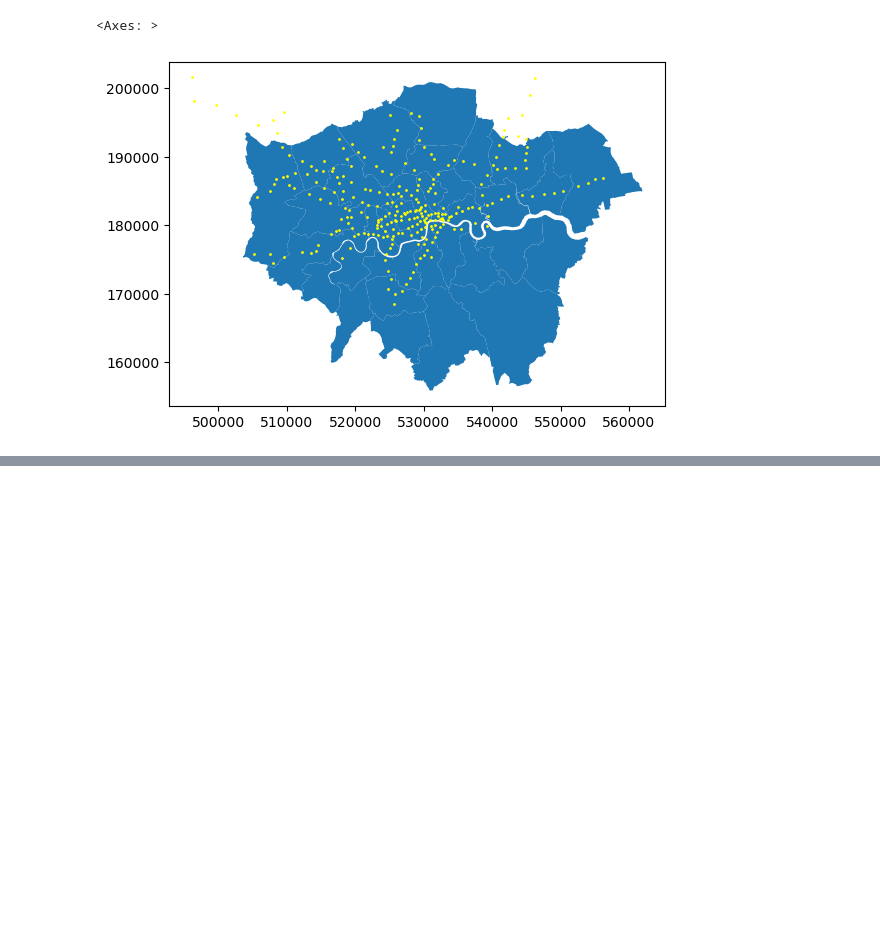
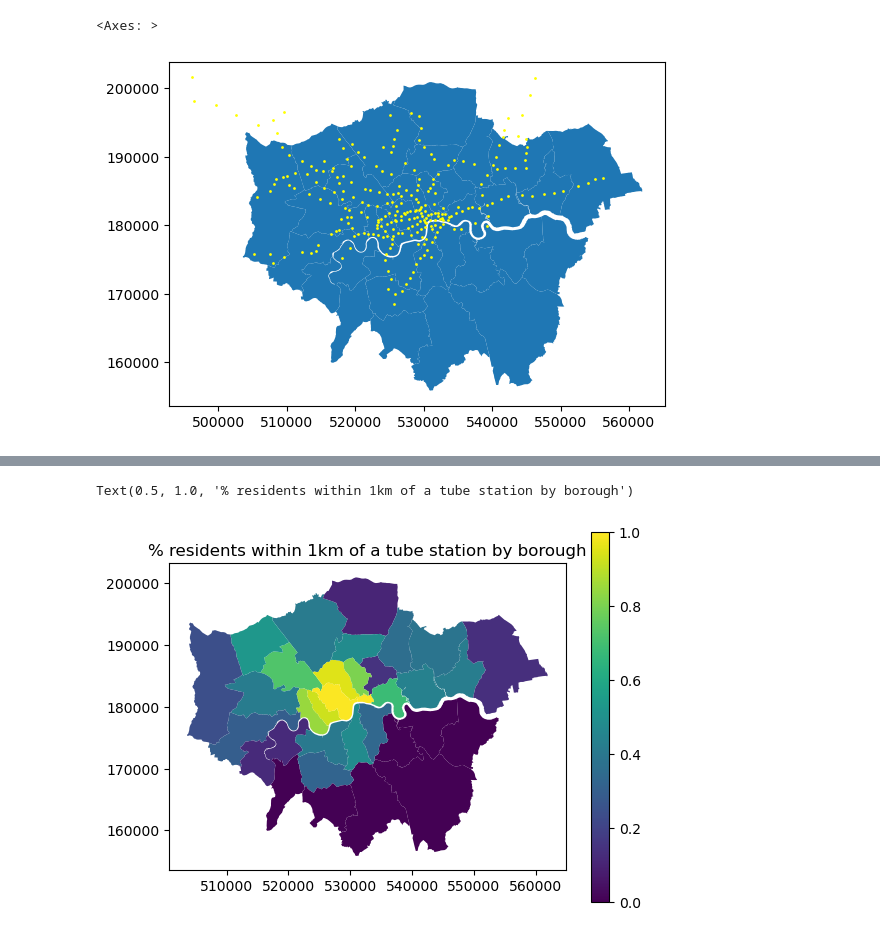
Before and after one commit to adamcellanjones/LondonMaps, a Jupyter notebook: notebooks/01_exploring_shapefiles.ipynb, the cells around one changed output, grey strips where cells are left out. Cells and saved outputs as stored; diff of their text form; code cells hidden in the pictures; blank space fills up the shorter version.

Commit message:
Mapping population within 1km of tube stations

```diff
--- a/notebooks/01_exploring_shapefiles.ipynb
+++ b/notebooks/01_exploring_shapefiles.ipynb
@@ -146,0 +144,14 @@ Name: count, dtype: int64
+# %%
+gdfs['OA']['pop_within_1km_tube'] = gdfs['OA']['residents'] * oa_tube_overlap
+
+borough_tube_access = gdfs['OA'].dissolve(
+    by='LAD11NM',
+    aggfunc='sum'
+)
+# %%
+borough_tube_access['tube_access'] = borough_tube_access['pop_within_1km_tube']/borough_tube_access['residents']
+borough_tube_access.plot('tube_access', legend=True)
+plt.title("% residents within 1km of a tube station by borough")
+# %% [output]
+Text(0.5, 1.0, '% residents within 1km of a tube station by borough')
+[figure, added]
```
Also changed, not shown: parts of 2 cells of this notebook.
